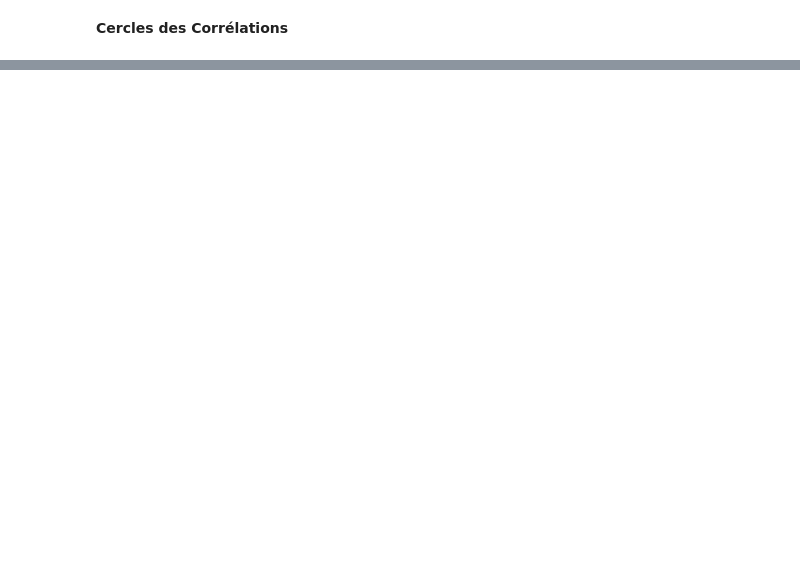
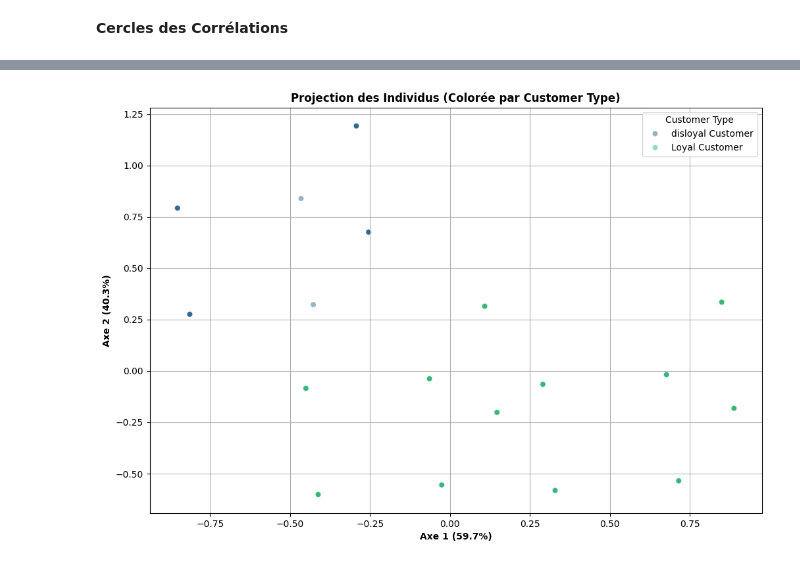
Before and after one commit to Mahdi-toumi/Airline-Customer-Data-Analysis, a Jupyter notebook: Non supervise/ProjetAnalyseDeDonnees.ipynb, the cells around one changed output, grey strips where cells are left out. Drawn from its saved outputs; the diff is of its cells as text; code cells hidden in the pictures; blank space fills up the shorter version.

```diff
--- a/Non supervise/ProjetAnalyseDeDonnees.ipynb
+++ b/Non supervise/ProjetAnalyseDeDonnees.ipynb
@@ -669,0 +864,5 @@ plot_correlation_circle(
+# %%
+# Encodage disjonctif
+qual_vars = ['Gender', 'Customer Type', 'Type of Travel', 'Class']
+df_qual = sample_df_clean[qual_vars]
+df_dummies = pd.get_dummies(df_qual)
@@ -669,0 +871,6 @@ plot_correlation_circle(
+# %%
+from prince import MCA
+
+# Appliquer l'ACM
+mca = MCA(n_components=2, n_iter=3, random_state=42)
+mca.fit(df_dummies)
@@ -669,0 +978,25 @@ plot_correlation_circle(
+# %%
+# Calcul de l'inertie expliquée
+eigvals = np.array(mca.eigenvalues_)
+explained_inertia = eigvals / eigvals.sum()
+
+# Coordonnées des individus
+individus_coords = mca.row_coordinates(df_dummies)
+
+# Visualisation
+plt.figure(figsize=(12, 8))
+sns.scatterplot(
+    x=individus_coords[0],
+    y=individus_coords[1],
+    hue=sample_df_clean['Customer Type'],
+    palette="viridis",
+    alpha=0.5
+)
+plt.xlabel(f"Axe 1 ({explained_inertia[0]*100:.1f}%)", fontweight='bold')
+plt.ylabel(f"Axe 2 ({explained_inertia[1]*100:.1f}%)", fontweight='bold')
+plt.title("Projection des Individus (Colorée par Customer Type)", fontweight='bold')
+plt.legend(title='Customer Type')
+plt.grid()
+plt.show()
+# %% [output]
+[figure, added]
```
Also changed, not shown: parts of 42 cells of this notebook.
